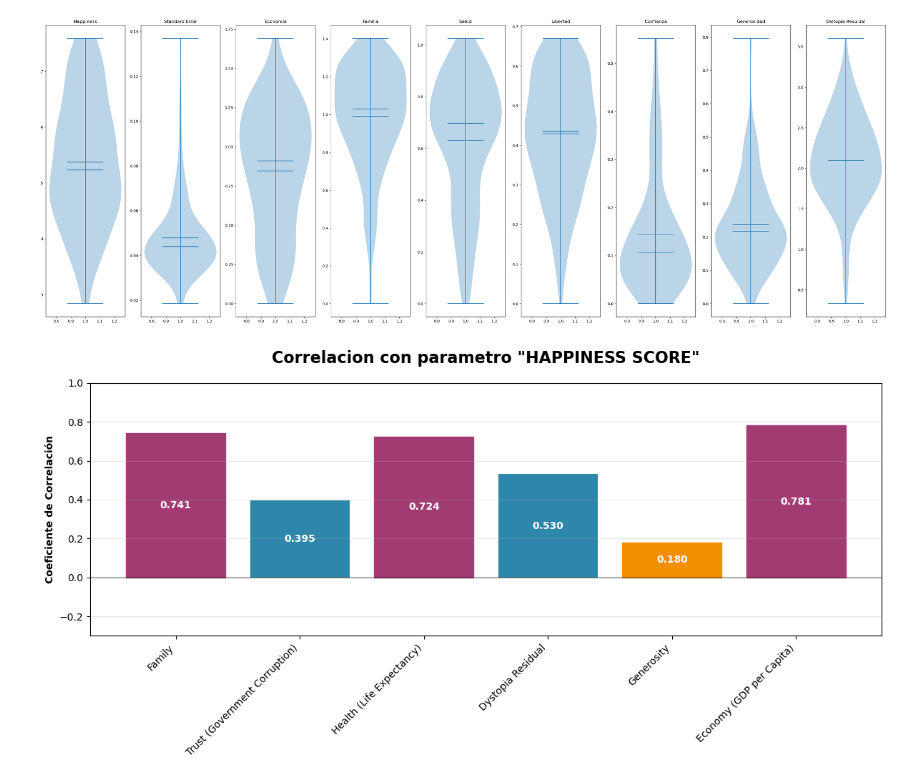
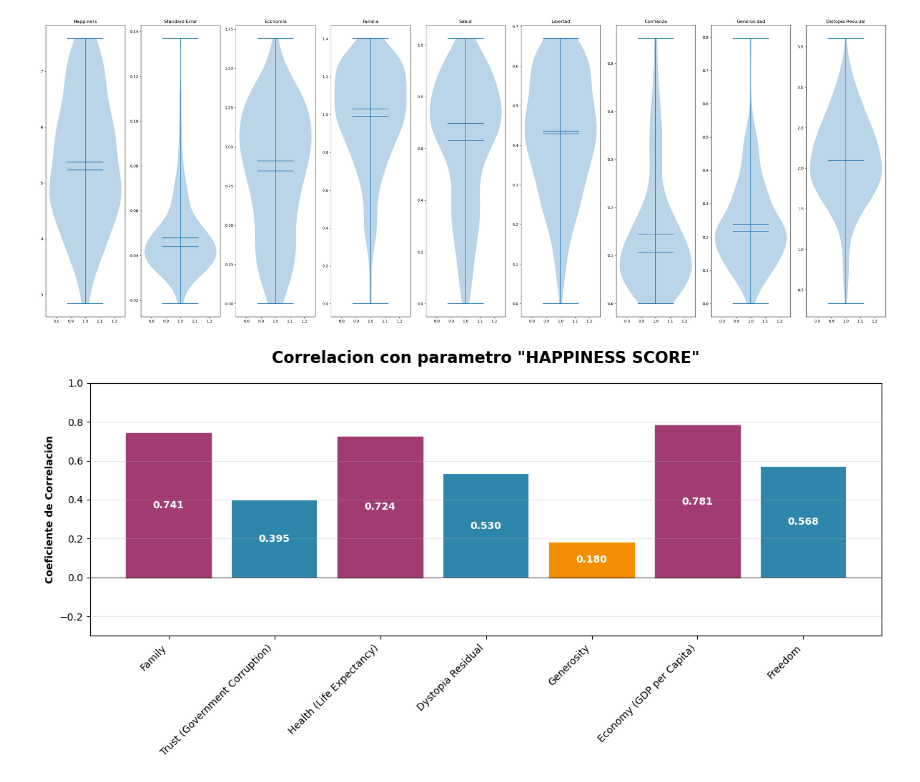
Before and after one commit to PapConAbrilar/Proyecto_Happiness, a Jupyter notebook: Proyecto.ipynb, the cells around one changed output. Cells and saved outputs as stored; diff of their text form; code cells hidden in the pictures.

```diff
--- a/Proyecto.ipynb
+++ b/Proyecto.ipynb
@@ -434,7 +434,7 @@ Text(0.5, 1.0, 'Distopia Resuidal')
 
 corr = datos[['Happiness Score', 'Family', 'Trust (Government Corruption)',
               'Health (Life Expectancy)', 'Dystopia Residual',
-              'Generosity', 'Economy (GDP per Capita)']].corr()
+              'Generosity', 'Economy (GDP per Capita)', 'Freedom']].corr()
 
 happiness_corr = corr.iloc[0, 1:].values # obtener primera fila de la matriz lol :000
 labels = corr.columns[1:]
@@ -444,34 +444,34 @@ plt.figure(figsize=(12, 6))
 
 bars = plt.bar(labels, happiness_corr, color=['#2E86AB']*len(labels))
 
 # marca las metricas bacanes
 bars[labels.get_loc('Economy (GDP per Capita)')].set_color('#A23B72')
 bars[labels.get_loc('Family')].set_color('#A23B72')
 bars[labels.get_loc('Generosity')].set_color('#F18F01')
 bars[labels.get_loc('Health (Life Expectancy)')].set_color('#A23B72')
 
 
 # mish
 for i, (label, value) in enumerate(zip(labels, happiness_corr)):
     plt.text(i, value/2, f'{value:.3f}', ha='center', va='center', fontweight='bold', color='white',fontsize=10)
 
 plt.title('Correlacion con parametro "HAPPINESS SCORE"', fontsize=16, fontweight='bold', pad=20)
 plt.ylabel('Coeficiente de Correlación', fontweight='bold')
 plt.ylim(-0.3, 1)
 
 plt.axhline(y=0, color='black', linestyle='-', alpha=0.3)
 
 
 plt.xticks(rotation=45, ha='right')
 
 plt.grid(axis='y', alpha=0.3)
 
 plt.tight_layout()
 
 
 plt.show()
 # %% [output]
-[figure, old version]
+[figure, new version]
 # %%
 
 from bokeh.plotting import figure, show, output_file
```
Also changed, not shown: parts of 2 cells of this notebook.
